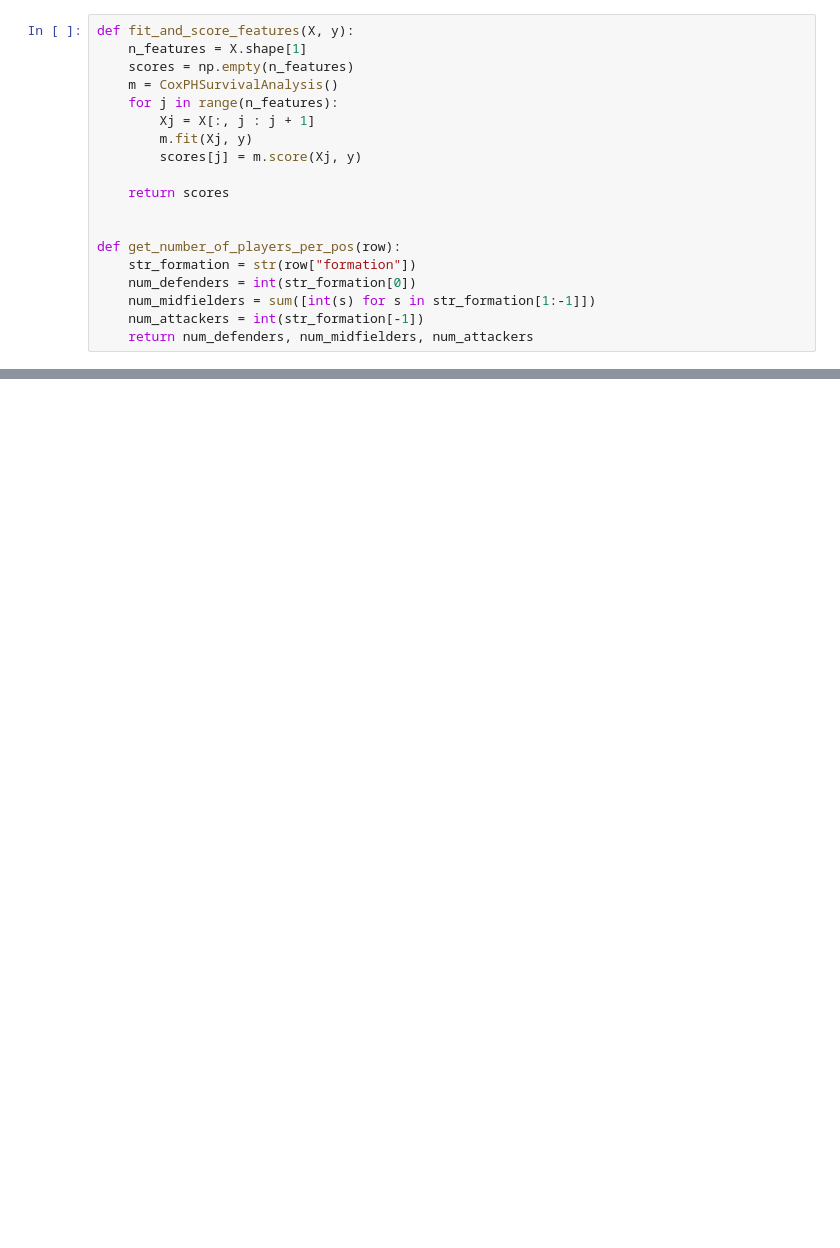
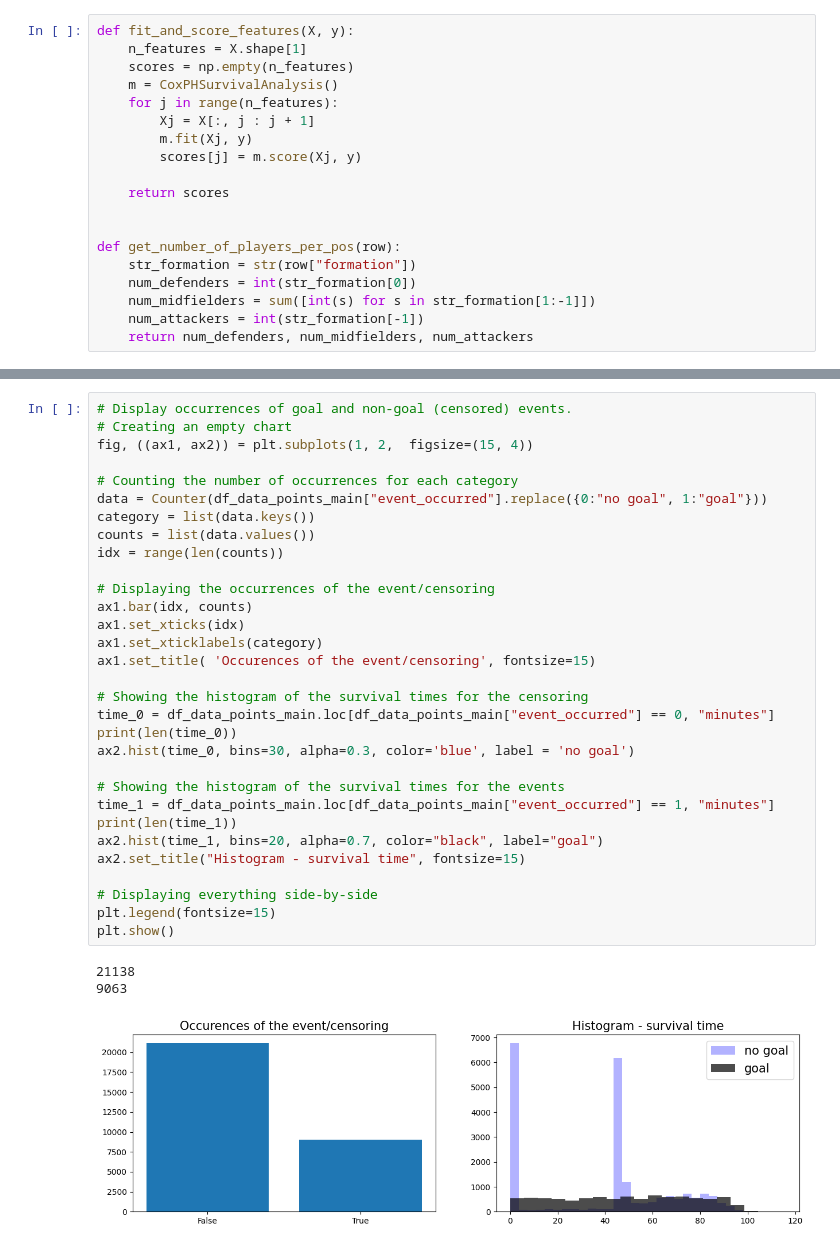
Before and after one commit to SFETNI/Omdena-UEFAEURO2024, a Jupyter notebook: task3-machine-learning-modeling/effect_of_team_formation_on_match_outcome/team_formation_impact_to_match_outcome_analysis.ipynb, the cells around one changed output, grey strips where cells are left out. Drawn from its saved outputs; the diff is of its cells as text; blank space fills up the shorter version.

```diff
--- a/task3-machine-learning-modeling/effect_of_team_formation_on_match_outcome/team_formation_impact_to_match_outcome_analysis.ipynb
+++ b/task3-machine-learning-modeling/effect_of_team_formation_on_match_outcome/team_formation_impact_to_match_outcome_analysis.ipynb
@@ -115,0 +187,35 @@ dtype: float64
+# %%
+# Display occurrences of goal and non-goal (censored) events.
+# Creating an empty chart
+fig, ((ax1, ax2)) = plt.subplots(1, 2,  figsize=(15, 4))
+
+# Counting the number of occurrences for each category
+data = Counter(df_data_points_main["event_occurred"].replace({0:"no goal", 1:"goal"}))
+category = list(data.keys())
+counts = list(data.values())
+idx = range(len(counts))
+
+# Displaying the occurrences of the event/censoring
+ax1.bar(idx, counts)
+ax1.set_xticks(idx)
+ax1.set_xticklabels(category)
+ax1.set_title( 'Occurences of the event/censoring', fontsize=15)
+
+# Showing the histogram of the survival times for the censoring
+time_0 = df_data_points_main.loc[df_data_points_main["event_occurred"] == 0, "minutes"]
+print(len(time_0))
+ax2.hist(time_0, bins=30, alpha=0.3, color='blue', label = 'no goal')
+
+# Showing the histogram of the survival times for the events
+time_1 = df_data_points_main.loc[df_data_points_main["event_occurred"] == 1, "minutes"]
+print(len(time_1))
+ax2.hist(time_1, bins=20, alpha=0.7, color="black", label="goal")
+ax2.set_title("Histogram - survival time", fontsize=15)
+
+# Displaying everything side-by-side
+plt.legend(fontsize=15)
+plt.show()
+# %% [output]
+21138
+9063
+[figure, added]
```
Also changed, not shown: parts of 27 cells of this notebook, 1 other file.
